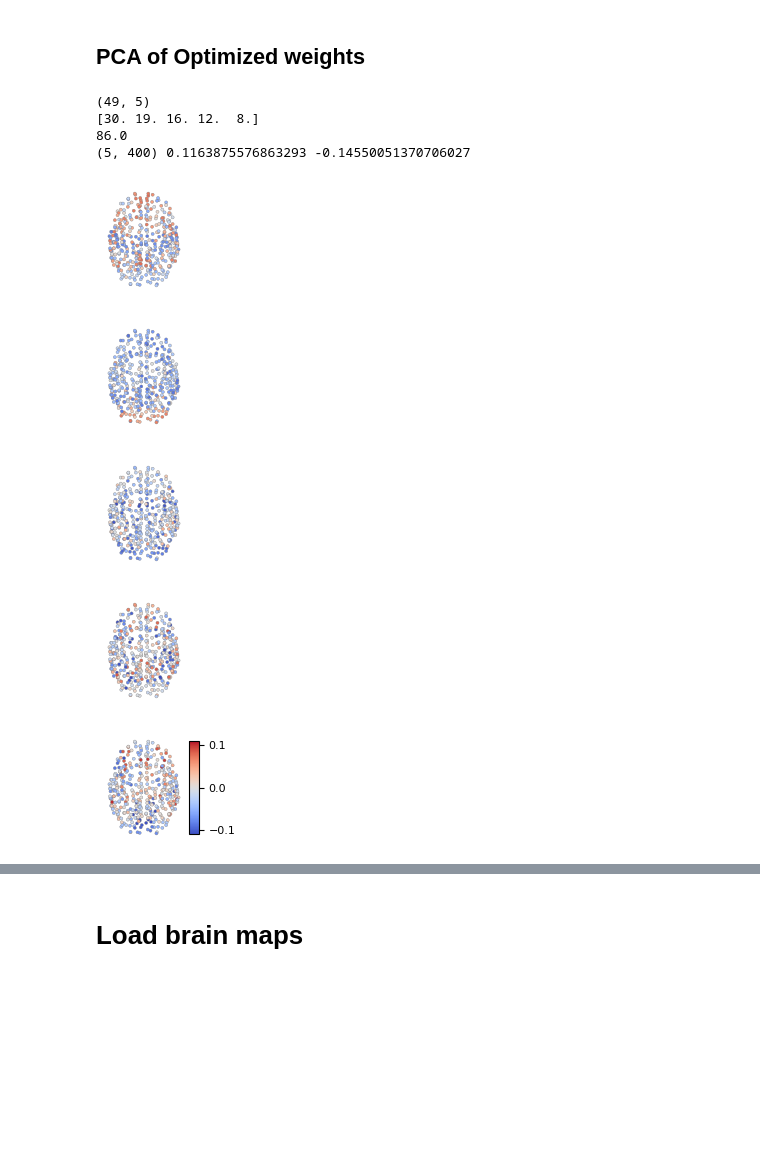
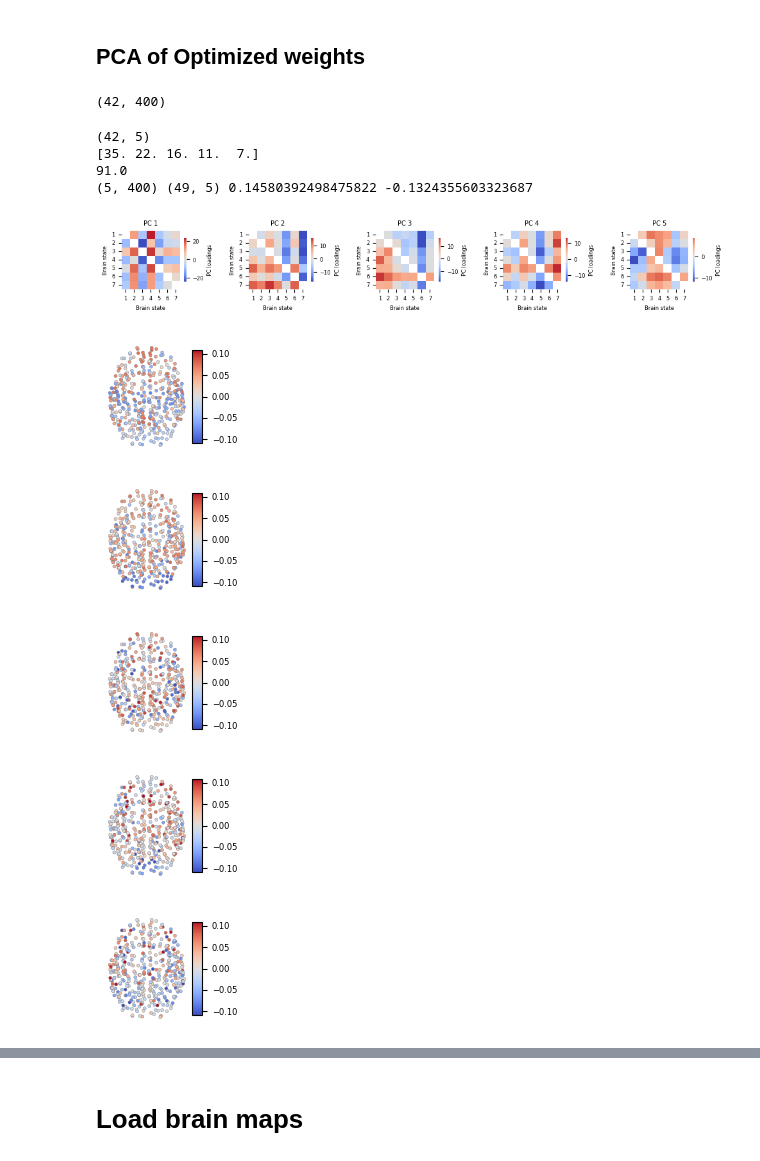
Before and after one commit to LindenParkesLab/nct_xr, a Jupyter notebook: scripts/results_optimized_weights.ipynb, the cells around one changed output, grey strips where cells are left out. Cells and saved outputs as stored; diff of their text form; code cells hidden in the pictures; blank space fills up the shorter version.

```diff
--- a/scripts/results_optimized_weights.ipynb
+++ b/scripts/results_optimized_weights.ipynb
@@ -233,42 +202,77 @@ def run_pca(adjacency_weights_2d, n_components=5, verbose=False):
         print(pca_results.shape)
         print(np.round(pca.explained_variance_ratio_*100))
         print(np.round(pca.explained_variance_ratio_.sum()*100))
-    adjacency_weights_pca = pca.components_
-    adjacency_weights_pca = -1 * adjacency_weights_pca
 
-    return adjacency_weights_pca
+    return pca_results, pca
+# %%
+adjacency_weights_2d.shape
+# %% [output]
+(42, 400)
 # %%
 n_components = 5
-adjacency_weights_pca = run_pca(adjacency_weights_2d, n_components=n_components, verbose=True)
+pca_results, pca = run_pca(adjacency_weights_2d, n_components=n_components, verbose=True)
+if which_data == 'HCPYA':
+    adjacency_weights_pca = -1 * pca.components_
+    results_pca = -1 * pca_results
+else:
+    adjacency_weights_pca = pca.components_
+    results_pca = pca_results
 
-print(adjacency_weights_pca.shape, adjacency_weights_pca.max(), adjacency_weights_pca.min())
+state_loadings_pca = np.zeros((self_transition_mask.shape[0], n_components))
+state_loadings_pca[~self_transition_mask, :] = results_pca
+
+print(adjacency_weights_pca.shape, state_loadings_pca.shape, adjacency_weights_pca.max(), adjacency_weights_pca.min())
 # %% [output]
-(49, 5)
-[30. 19. 16. 12.  8.]
-86.0
-(5, 400) 0.1163875576863293 -0.14550051370706027
+(42, 5)
+[35. 22. 16. 11.  7.]
+91.0
+(5, 400) (49, 5) 0.14580392498475822 -0.1324355603323687
+# %%
+f, ax = plt.subplots(1, n_components, figsize=(2*n_components, 1.5))
+
+for pc in np.arange(n_components):
+    plot_data = state_loadings_pca[:, pc].reshape(n_states, n_states)
+    mask = np.eye(n_states).astype(bool)
+    sns.heatmap(plot_data, mask=mask, square=True, cmap='coolwarm', center=0, cbar_kws={'shrink': 0.75, 'label': 'PC loadings'}, ax=ax[pc])
+    ax[pc].set_xlabel('Brain state')
+    ax[pc].set_ylabel('Brain state')
+    ax[pc].set_title('PC {0}'.format(pc+1))
+
+    x_tick_labels = []
+    for tick in ax[pc].get_xticklabels():
+        x_tick_labels.append(int(tick.get_text()) + 1)
+    ax[pc].set_xticklabels(x_tick_labels, rotation=0)
+    y_tick_labels = []
+    for tick in ax[pc].get_yticklabels():
+        y_tick_labels.append(int(tick.get_text()) + 1)
+    ax[pc].set_yticklabels(y_tick_labels, rotation=0)
+f.tight_layout()
+f.savefig(os.path.join(outdir, "pca_results.svg"), dpi=600, bbox_inches="tight", pad_inches=0.01)
+# %% [output]
+[figure, added]
 # %%
 observed_corrs = []
 p_vals = []
 for i in np.arange(n_components):
-    if i == n_components - 1:
-        add_colorbar = True
-    else:
-        add_colorbar = False
-    f = brain_scatter_plot(parcel_coords=parc_centroids, node_data=adjacency_weights_pca[i, :], vmin=-.11, vmax=.11, cmap='coolwarm', add_colorbar=add_colorbar)
+    # if i == n_components - 1:
+    #     add_colorbar = True
+    # else:
+    #     add_colorbar = False
+    add_colorbar = True
+    f = brain_scatter_plot(parcel_coords=parc_centroids, node_data=adjacency_weights_pca[i, :], cmap='coolwarm', vmin=-.11, vmax=.11, add_colorbar=add_colorbar) # vmin=-.11, vmax=.11,
     f.savefig(os.path.join(outdir, 'adjacency_weights_pc_{0}_brain_map.svg'.format(i)), dpi=600, bbox_inches="tight", pad_inches=0.01)
 
-    observed_corr = sp.stats.spearmanr(adjacency_weights_pca[i, :], adjacency_weights_mean)[0]
-    p_val = sp.stats.spearmanr(adjacency_weights_pca[i, :], adjacency_weights_mean)[1]
+    observed_corr = sp.stats.pearsonr(adjacency_weights_pca[i, :], adjacency_weights_mean)[0]
+    p_val = sp.stats.pearsonr(adjacency_weights_pca[i, :], adjacency_weights_mean)[1]
 
     observed_corrs.append(observed_corr)
     p_vals.append(p_val)
 # %% [output]
-[figure, old version]
+[figure, new version]
-[figure, old version]
+[figure, new version]
-[figure, old version]
+[figure, new version]
-[figure, old version]
+[figure, new version]
-[figure, old version]
+[figure, new version]
 # %%
 p_vals_fdr = get_fdr_p(np.asarray(p_vals))
 
```
Also changed, not shown: parts of 50 cells of this notebook.
